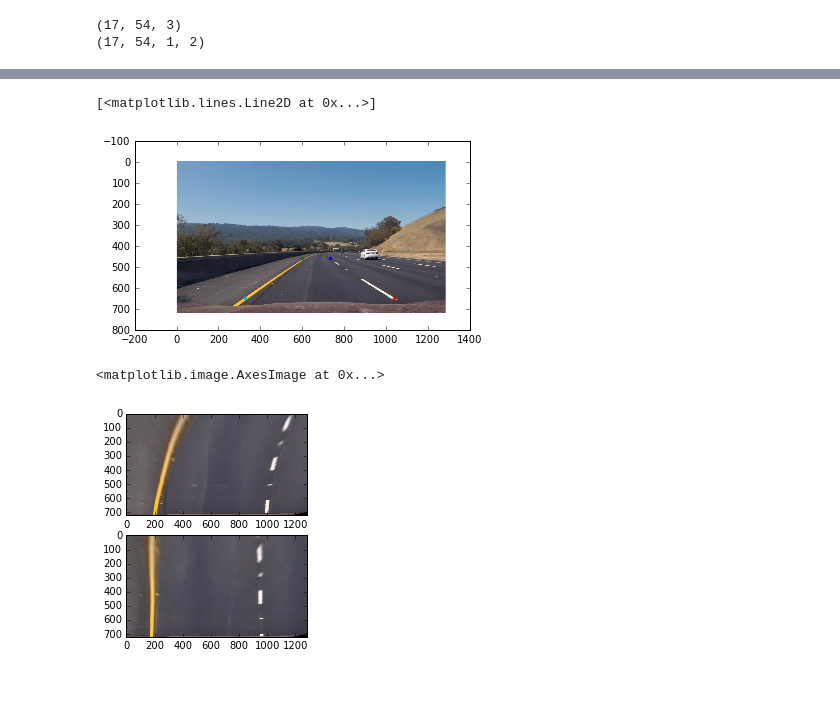
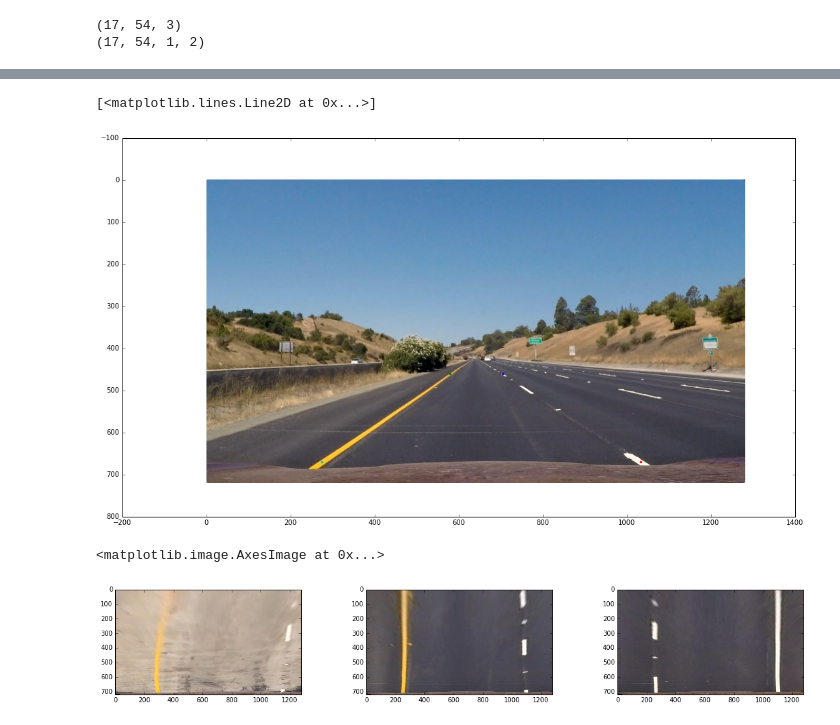
Before and after one commit to abossenbroek/CarND-Advanced-Lane-Lines, a Jupyter notebook: Advanced_Lane_finding.ipynb, the cells around one changed output, grey strips where cells are left out. Drawn from its saved outputs; the diff is of its cells as text; code cells hidden in the pictures; blank space fills up the shorter version.

```diff
--- a/Advanced_Lane_finding.ipynb
+++ b/Advanced_Lane_finding.ipynb
@@ -198,35 +195,44 @@ for idx, fname in enumerate(images):
 # %%
 import matplotlib.image as mpimg
 
-img = mpimg.imread('test_images/test3.jpg')
+img = mpimg.imread('test_images/straight_lines1.jpg')
+plt.figure(figsize=(20,10))
 plt.imshow(img)
-plt.plot(732, 456, '.')
-plt.plot(600, 456, '.')
-plt.plot(1040, 650, '.')
-plt.plot(325, 650, '.')
+plt.plot(705, 460, '.')
+plt.plot(580, 460, '.')
+plt.plot(1033, 670, '.')
+plt.plot(275, 670, '.')
 # %% [output]
 [<matplotlib.lines.Line2D at 0x...>]
-[figure, old version]
+[figure, new version]
 # %%
-src = np.float32([[1040,650],
-                  [325,650],
-                  [732,456],
-                  [600,456]])
+src_pnts = np.float32([[1033,670],
+                  [275,670],
+                  [705,460],
+                  [580,460]])
 
-dst = np.float32([[1000, 700],
-                  [200, 700],
-                  [1200, 0],
-                  [270, 0]])
+dst_pnts = np.float32([[1100, 700],
+                  [250, 700],
+                  [1100, 0],
+                  [250, 0]])
 img_size = (img.shape[1], img.shape[0])
-road_camera_M = cv2.getPerspectiveTransform(src, dst)
-warped = cv2.warpPerspective(img, road_camera_M, img_size, flags=cv2.INTER_LINEAR)
-plt.subplot(211)
+road_camera_M = cv2.getPerspectiveTransform(src_pnts, dst_pnts)
+inv_road_camera_M = cv2.getPerspectiveTransform(dst, src)
+img = mpimg.imread('test_images/test1.jpg')
+warped = cv2.warpPerspective(img, road_camera_M, img_size, flags=cv2.INTER_CUBIC)
+plt.figure(figsize=(20,10))
+plt.subplot(331)
 plt.imshow(warped)
 
 img2 = mpimg.imread('test_images/straight_lines1.jpg')
-warped = cv2.warpPerspective(img2, road_camera_M, img_size, flags=cv2.INTER_LINEAR)
-plt.subplot(212)
+warped = cv2.warpPerspective(img2, road_camera_M, img_size, flags=cv2.INTER_CUBIC)
+plt.subplot(332)
 plt.imshow(warped)
+
+img3 = mpimg.imread('test_images/straight_lines2.jpg')
+warped = cv2.warpPerspective(img3, road_camera_M, img_size, flags=cv2.INTER_CUBIC)
+plt.subplot(333)
+plt.imshow(warped)
 # %% [output]
 <matplotlib.image.AxesImage at 0x...>
-[figure, old version]
+[figure, new version]
```
Also changed, not shown: parts of 5 cells of this notebook.
